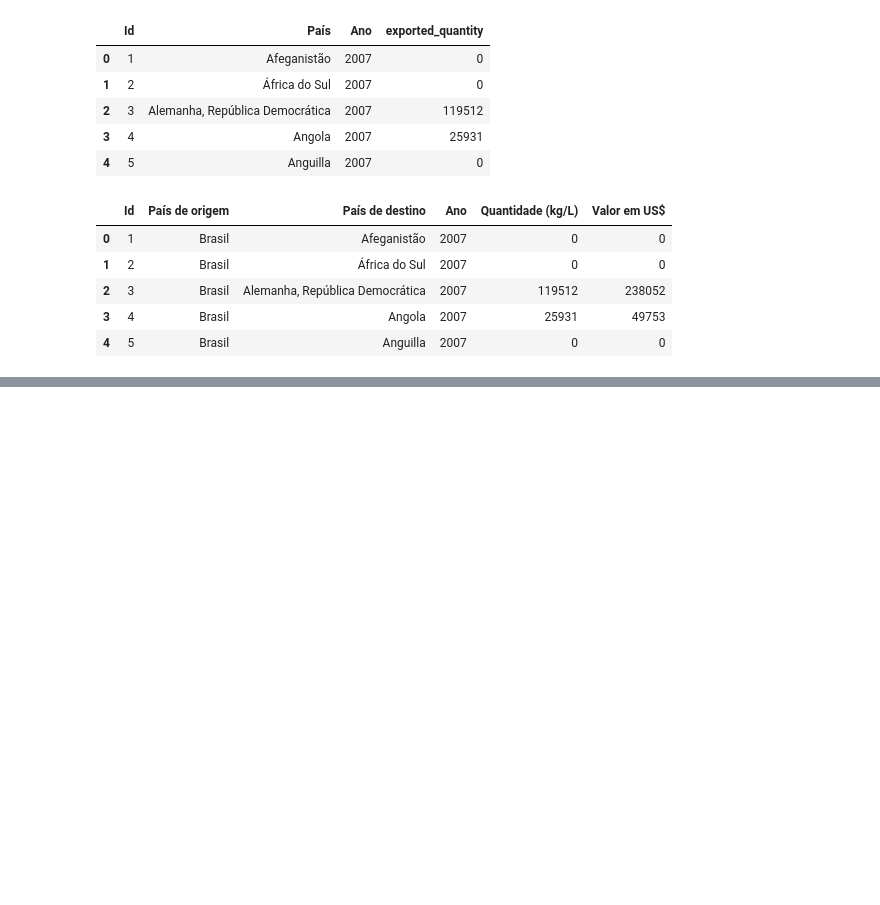
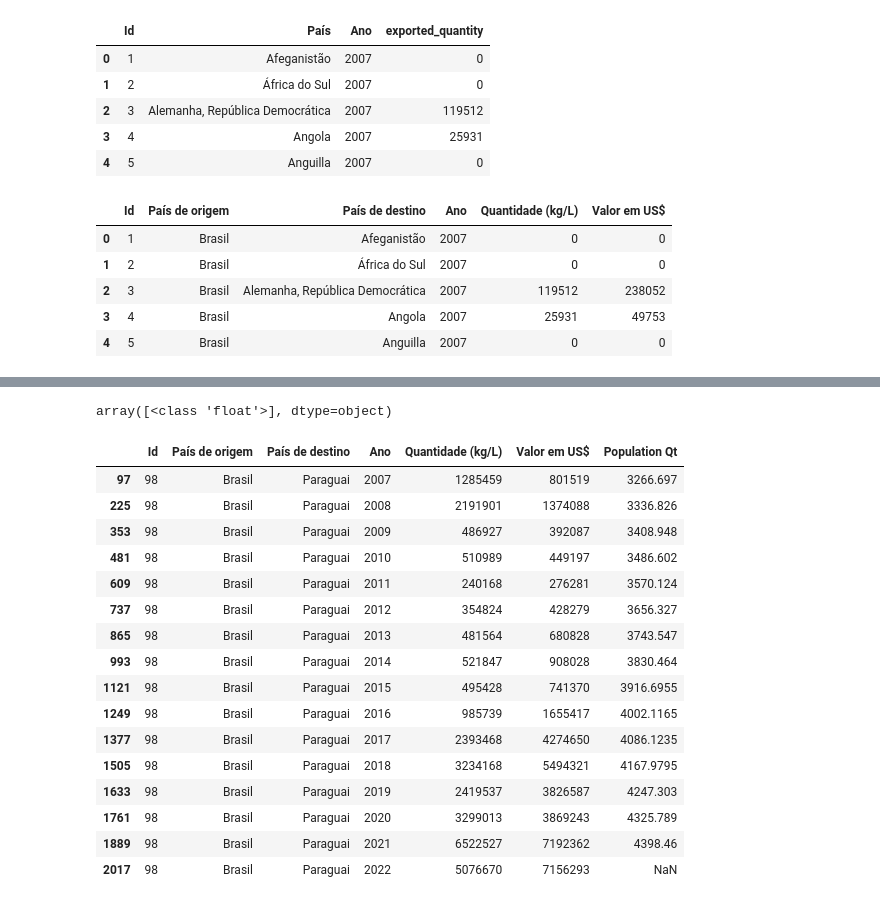
Before and after one commit to andersonpacheco1/Wine_Exports, a Jupyter notebook: assets/notebooks/analise_exploratoria.ipynb, the cells around one changed output, grey strips where cells are left out. Cells and saved outputs as stored; diff of their text form; code cells hidden in the pictures; blank space fills up the shorter version.

```diff
--- a/assets/notebooks/analise_exploratoria.ipynb
+++ b/assets/notebooks/analise_exploratoria.ipynb
@@ -136,0 +301,33 @@ merged_data.to_csv("../data/exported_data2007_2022.csv", index=False)
+# %%
+merged_data['Ano'] = merged_data['Ano'].astype(int)
+# %%
+population_by_age = population_by_age.groupby(by=['País', 'Ano'], as_index=False).sum()
+# %%
+population_by_age['Population Qt'].apply(type).unique()
+# %% [output]
+array([<class 'float'>], dtype=object)
+# %%
+population_by_age.drop('Idade', axis=1, inplace=True)
+# %%
+population_by_age.rename(columns={'País': 'País de destino'}, inplace=True)
+merged_data2 = pd.merge(merged_data, population_by_age, on=['Ano', 'País de destino'], how='left')
+# %%
+merged_data2[merged_data2['País de destino'] == 'Paraguai']
+# %% [output]
+|  | Id | País de origem | País de destino | Ano | Quantidade (kg/L) | Valor em US$ | Population Qt |
+| 97 | 98 | Brasil | Paraguai | 2007 | 1285459 | 801519 | 3266.697 |
+| 225 | 98 | Brasil | Paraguai | 2008 | 2191901 | 1374088 | 3336.826 |
+| 353 | 98 | Brasil | Paraguai | 2009 | 486927 | 392087 | 3408.948 |
+| 481 | 98 | Brasil | Paraguai | 2010 | 510989 | 449197 | 3486.602 |
+| 609 | 98 | Brasil | Paraguai | 2011 | 240168 | 276281 | 3570.124 |
+| 737 | 98 | Brasil | Paraguai | 2012 | 354824 | 428279 | 3656.327 |
+| 865 | 98 | Brasil | Paraguai | 2013 | 481564 | 680828 | 3743.547 |
+| 993 | 98 | Brasil | Paraguai | 2014 | 521847 | 908028 | 3830.464 |
+| 1121 | 98 | Brasil | Paraguai | 2015 | 495428 | 741370 | 3916.6955 |
+| 1249 | 98 | Brasil | Paraguai | 2016 | 985739 | 1655417 | 4002.1165 |
+| 1377 | 98 | Brasil | Paraguai | 2017 | 2393468 | 4274650 | 4086.1235 |
+| 1505 | 98 | Brasil | Paraguai | 2018 | 3234168 | 5494321 | 4167.9795 |
+| 1633 | 98 | Brasil | Paraguai | 2019 | 2419537 | 3826587 | 4247.303 |
+| 1761 | 98 | Brasil | Paraguai | 2020 | 3299013 | 3869243 | 4325.789 |
+| 1889 | 98 | Brasil | Paraguai | 2021 | 6522527 | 7192362 | 4398.46 |
+| 2017 | 98 | Brasil | Paraguai | 2022 | 5076670 | 7156293 | NaN |
```
Also changed, not shown: parts of 18 cells of this notebook, 10 other files.
